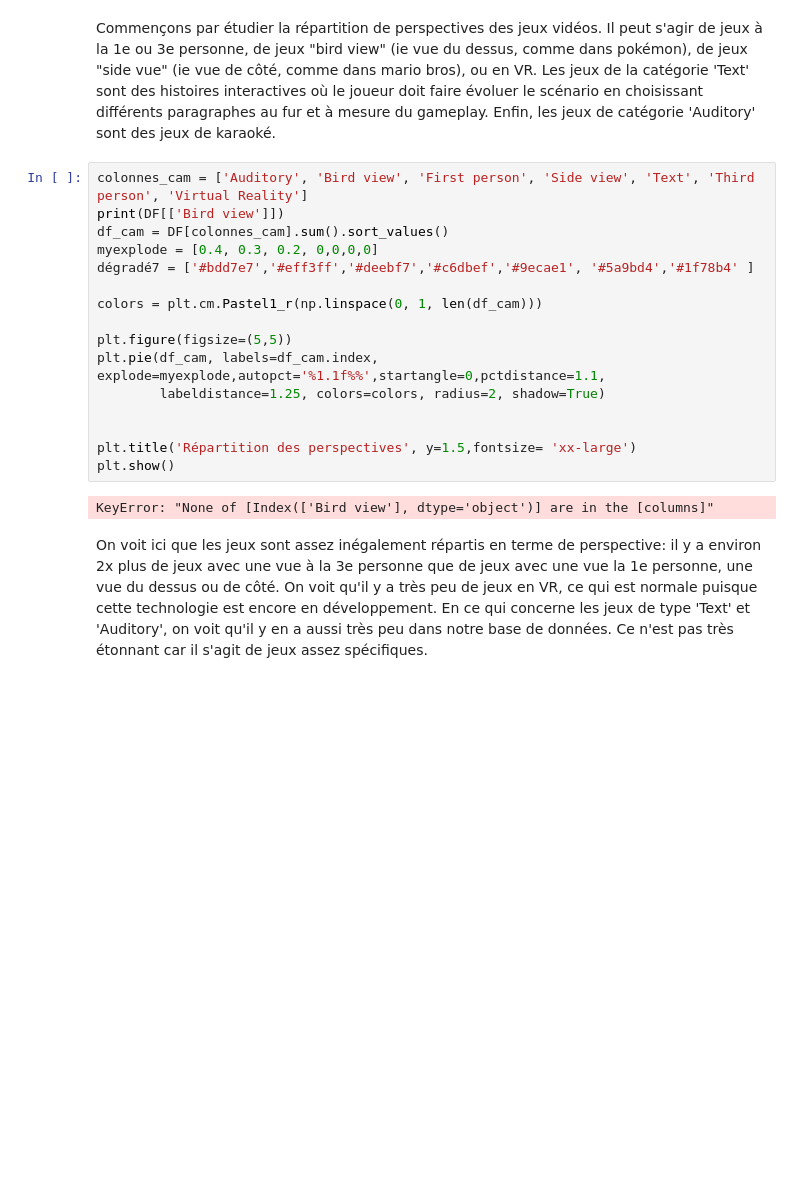
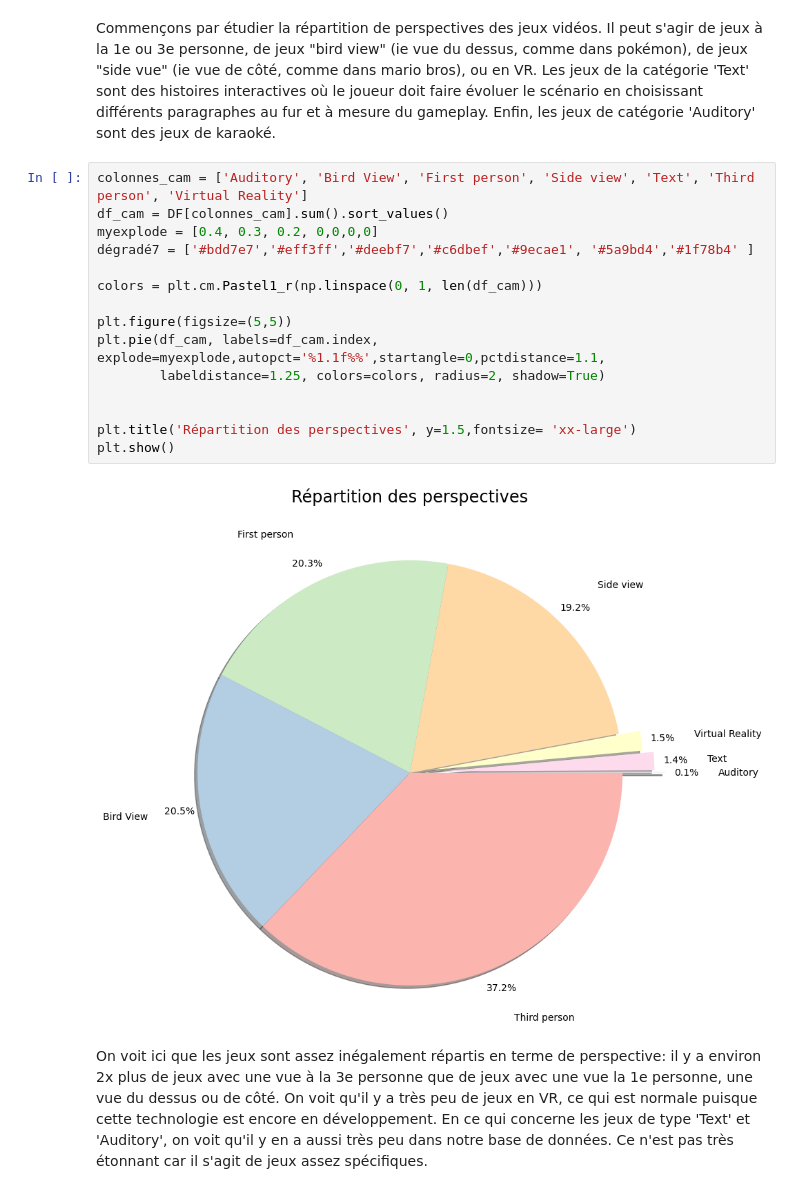
Before and after one commit to PyTomSss/PythonProjects, a Jupyter notebook: Project_Notebook.ipynb, the cells around one changed output. Cells and saved outputs as stored; diff of their text form; blank space fills up the shorter version.

Commit message:
corrections autres pb parenthèses + graphe fin

```diff
--- a/Project_Notebook.ipynb
+++ b/Project_Notebook.ipynb
@@ -955,23 +965,22 @@ Commençons par étudier les jeux qui se trouvent dans notre base de données: I
 Commençons par étudier la répartition de perspectives des jeux vidéos. Il peut s'agir de jeux à la 1e ou 3e personne, de jeux "bird view" (ie vue du dessus, comme dans pokémon), de jeux "side vue" (ie vue de côté, comme dans mario bros), ou en VR. Les jeux de la catégorie 'Text' sont des histoires interactives où le joueur doit faire évoluer le scénario en choisissant différents paragraphes au fur et à mesure du gameplay.
 Enfin, les jeux de catégorie 'Auditory' sont des jeux de karaoké.
 # %%
-colonnes_cam = ['Auditory', 'Bird view', 'First person', 'Side view', 'Text', 'Third person', 'Virtual Reality']
-print(DF[['Bird view']])
+colonnes_cam = ['Auditory', 'Bird View', 'First person', 'Side view', 'Text', 'Third person', 'Virtual Reality']
 df_cam = DF[colonnes_cam].sum().sort_values()
 myexplode = [0.4, 0.3, 0.2, 0,0,0,0]
 dégradé7 = ['#bdd7e7','#eff3ff','#deebf7','#c6dbef','#9ecae1', '#5a9bd4','#1f78b4' ]
 
 colors = plt.cm.Pastel1_r(np.linspace(0, 1, len(df_cam)))
 
 plt.figure(figsize=(5,5))
 plt.pie(df_cam, labels=df_cam.index, explode=myexplode,autopct='%1.1f%%',startangle=0,pctdistance=1.1,
         labeldistance=1.25, colors=colors, radius=2, shadow=True)
 
 
 plt.title('Répartition des perspectives', y=1.5,fontsize= 'xx-large')
 plt.show()
 # %% [output]
-KeyError: "None of [Index(['Bird view'], dtype='object')] are in the [columns]"
+[figure, added]
 # %% [markdown]
 On voit ici que les jeux sont assez inégalement répartis en terme de perspective: il y a environ 2x plus de jeux avec une vue à la 3e personne que de jeux avec une vue la 1e personne, une vue du dessus ou de côté.
 On voit qu'il y a très peu de jeux en VR, ce qui est normale puisque cette technologie est encore en développement.
```
Also changed, not shown: parts of 9 cells of this notebook.
